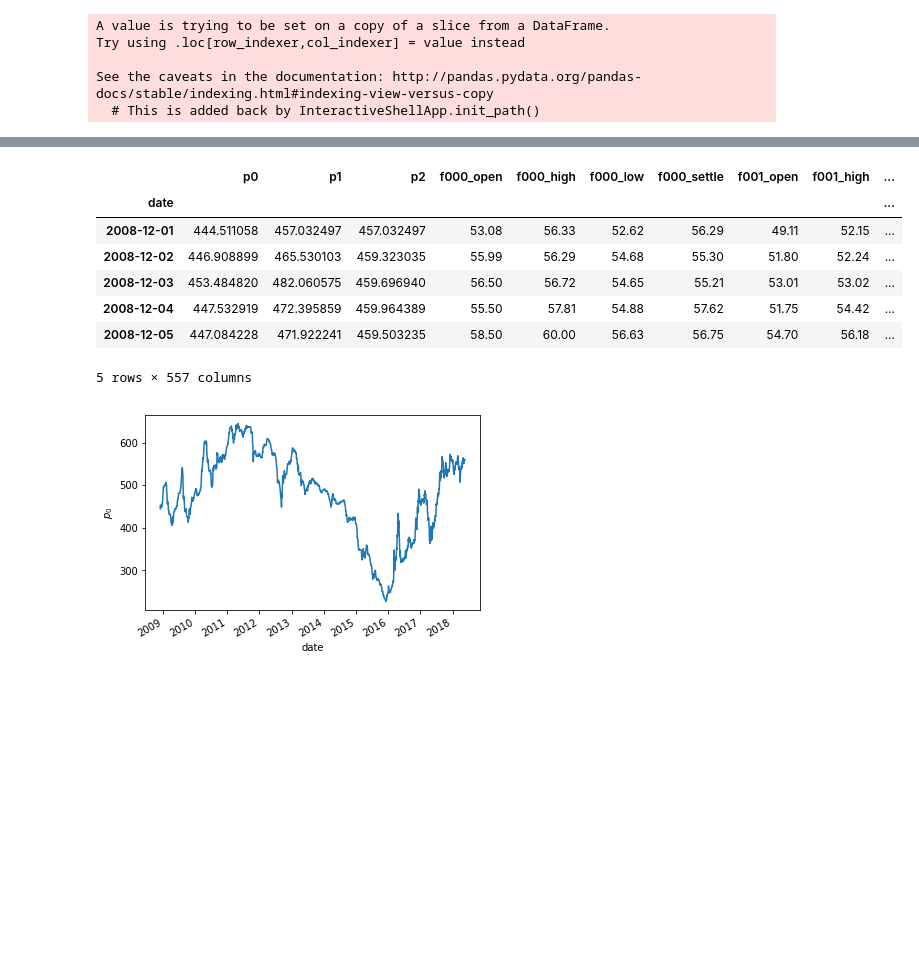
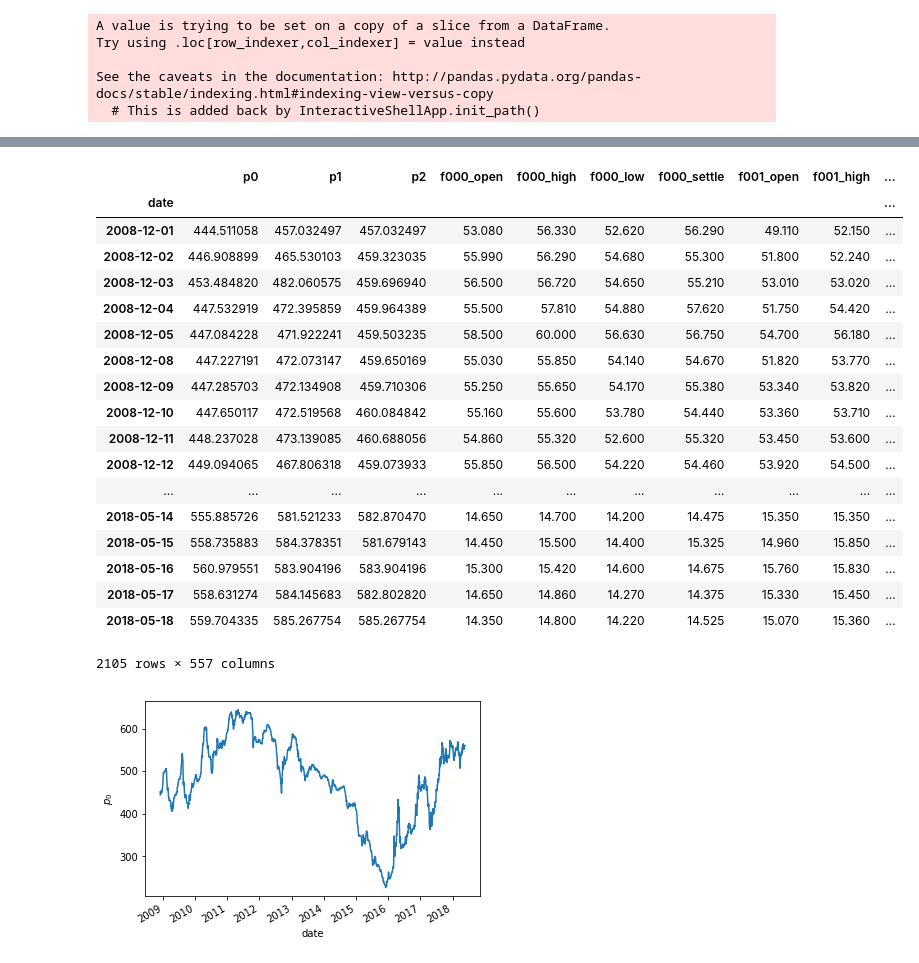
Before and after one commit to LouisTilloy/deepvu_project, a Jupyter notebook: sy_deep_vu_draft.ipynb, the cells around one changed output, grey strips where cells are left out. Cells and saved outputs as stored; diff of their text form; code cells hidden in the pictures; blank space fills up the shorter version.

```diff
--- a/sy_deep_vu_draft.ipynb
+++ b/sy_deep_vu_draft.ipynb
@@ -80,15 +82,27 @@ memory usage: 9.0 MB
 | 75% | 555.246577 | 570.278054 | 561.198936 | 23.000000 | 23.700000 | 22.410000 | 22.895000 | 24.150000 | 24.800000 | ... |
 | max | 645.057249 | 669.933261 | 654.272352 | 58.500000 | 60.000000 | 56.630000 | 57.620000 | 54.700000 | 56.180000 | ... |
 8 rows × 557 columns
-# %%
-data.head()
-# %% [output]
-|  | p0 | p1 | p2 | f000_open | f000_high | f000_low | f000_settle | f001_open | f001_high | ... |
-| date |  |  |  |  |  |  |  |  |  | ... |
-| 2008-12-01 | 444.511058 | 457.032497 | 457.032497 | 53.08 | 56.33 | 52.62 | 56.29 | 49.11 | 52.15 | ... |
-| 2008-12-02 | 446.908899 | 465.530103 | 459.323035 | 55.99 | 56.29 | 54.68 | 55.30 | 51.80 | 52.24 | ... |
-| 2008-12-03 | 453.484820 | 482.060575 | 459.696940 | 56.50 | 56.72 | 54.65 | 55.21 | 53.01 | 53.02 | ... |
-| 2008-12-04 | 447.532919 | 472.395859 | 459.964389 | 55.50 | 57.81 | 54.88 | 57.62 | 51.75 | 54.42 | ... |
-| 2008-12-05 | 447.084228 | 471.922241 | 459.503235 | 58.50 | 60.00 | 56.63 | 56.75 | 54.70 | 56.18 | ... |
-5 rows × 557 columns
+# %%
+d = data
+d
+# %% [output]
+|  | p0 | p1 | p2 | f000_open | f000_high | f000_low | f000_settle | f001_open | f001_high | ... |
+| date |  |  |  |  |  |  |  |  |  | ... |
+| 2008-12-01 | 444.511058 | 457.032497 | 457.032497 | 53.080 | 56.330 | 52.620 | 56.290 | 49.110 | 52.150 | ... |
+| 2008-12-02 | 446.908899 | 465.530103 | 459.323035 | 55.990 | 56.290 | 54.680 | 55.300 | 51.800 | 52.240 | ... |
+| 2008-12-03 | 453.484820 | 482.060575 | 459.696940 | 56.500 | 56.720 | 54.650 | 55.210 | 53.010 | 53.020 | ... |
+| 2008-12-04 | 447.532919 | 472.395859 | 459.964389 | 55.500 | 57.810 | 54.880 | 57.620 | 51.750 | 54.420 | ... |
+| 2008-12-05 | 447.084228 | 471.922241 | 459.503235 | 58.500 | 60.000 | 56.630 | 56.750 | 54.700 | 56.180 | ... |
+| 2008-12-08 | 447.227191 | 472.073147 | 459.650169 | 55.030 | 55.850 | 54.140 | 54.670 | 51.820 | 53.770 | ... |
+| 2008-12-09 | 447.285703 | 472.134908 | 459.710306 | 55.250 | 55.650 | 54.170 | 55.380 | 53.340 | 53.820 | ... |
+| 2008-12-10 | 447.650117 | 472.519568 | 460.084842 | 55.160 | 55.600 | 53.780 | 54.440 | 53.360 | 53.710 | ... |
+| 2008-12-11 | 448.237028 | 473.139085 | 460.688056 | 54.860 | 55.320 | 52.600 | 55.320 | 53.450 | 53.600 | ... |
+| 2008-12-12 | 449.094065 | 467.806318 | 459.073933 | 55.850 | 56.500 | 54.220 | 54.460 | 53.920 | 54.500 | ... |
+| ... | ... | ... | ... | ... | ... | ... | ... | ... | ... | ... |
+| 2018-05-14 | 555.885726 | 581.521233 | 582.870470 | 14.650 | 14.700 | 14.200 | 14.475 | 15.350 | 15.350 | ... |
+| 2018-05-15 | 558.735883 | 584.378351 | 581.679143 | 14.450 | 15.500 | 14.400 | 15.325 | 14.960 | 15.850 | ... |
+| 2018-05-16 | 560.979551 | 583.904196 | 583.904196 | 15.300 | 15.420 | 14.600 | 14.675 | 15.760 | 15.830 | ... |
+| 2018-05-17 | 558.631274 | 584.145683 | 582.802820 | 14.650 | 14.860 | 14.270 | 14.375 | 15.330 | 15.450 | ... |
+| 2018-05-18 | 559.704335 | 585.267754 | 585.267754 | 14.350 | 14.800 | 14.220 | 14.525 | 15.070 | 15.360 | ... |
+2105 rows × 557 columns
 # %%
```
Also changed, not shown: parts of 10 cells of this notebook, 4 other files.
